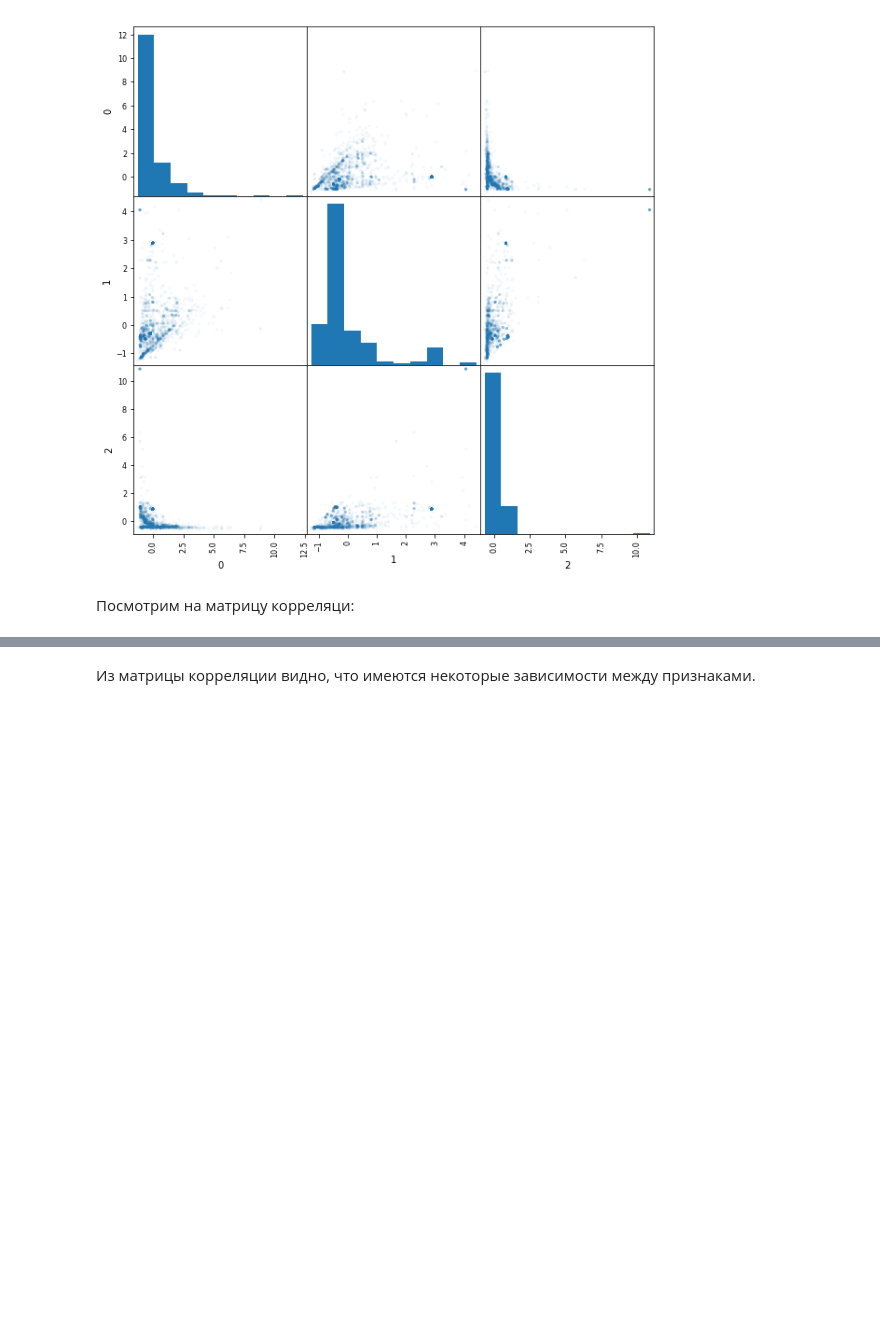
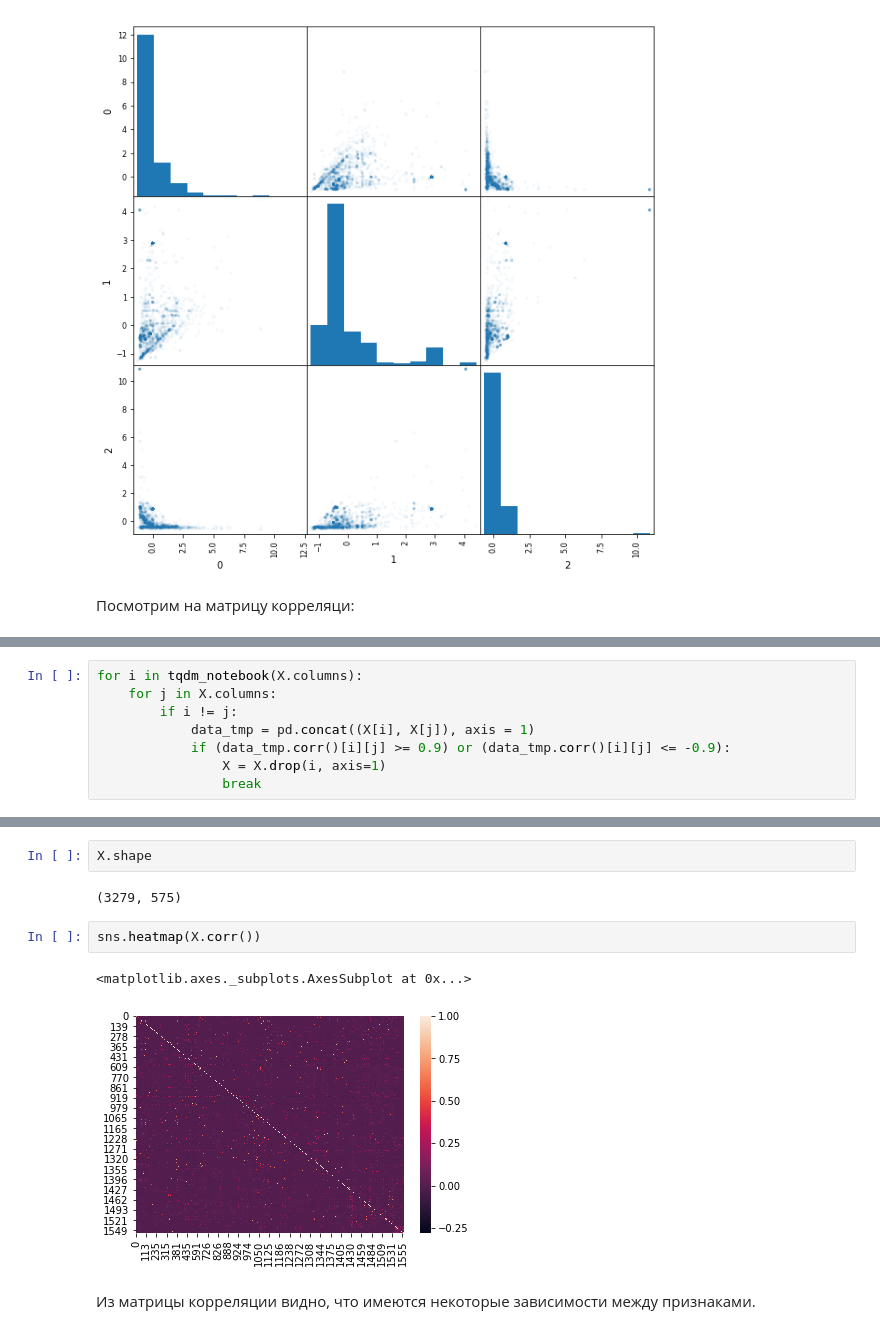
Before and after one commit to Katerina100/MachineLearn, a Jupyter notebook: lab1/DataMining 1.ipynb, the cells around one changed output, grey strips where cells are left out. Drawn from its saved outputs; the diff is of its cells as text; blank space fills up the shorter version.

```diff
--- a/lab1/DataMining 1.ipynb
+++ b/lab1/DataMining 1.ipynb
@@ -256,0 +261,8 @@ sns.heatmap(data2.corr())
+# %%
+for i in tqdm_notebook(X.columns):
+    for j in X.columns:
+        if i != j:
+            data_tmp = pd.concat((X[i], X[j]), axis = 1)
+            if (data_tmp.corr()[i][j] >= 0.9) or (data_tmp.corr()[i][j] <= -0.9):
+                X = X.drop(i, axis=1)
+                break
@@ -257,3 +271,12 @@ sns.heatmap(data2.corr())
+# %%
+X.shape
+# %% [output]
+(3279, 575)
+# %%
+sns.heatmap(X.corr())
+# %% [output]
+<matplotlib.axes._subplots.AxesSubplot at 0x...>
+[figure, added]
 # %% [markdown]
 Из матрицы корреляции видно, что имеются некоторые зависимости между признаками.
 # %% [markdown]
```
Also changed, not shown: parts of 14 cells of this notebook.
